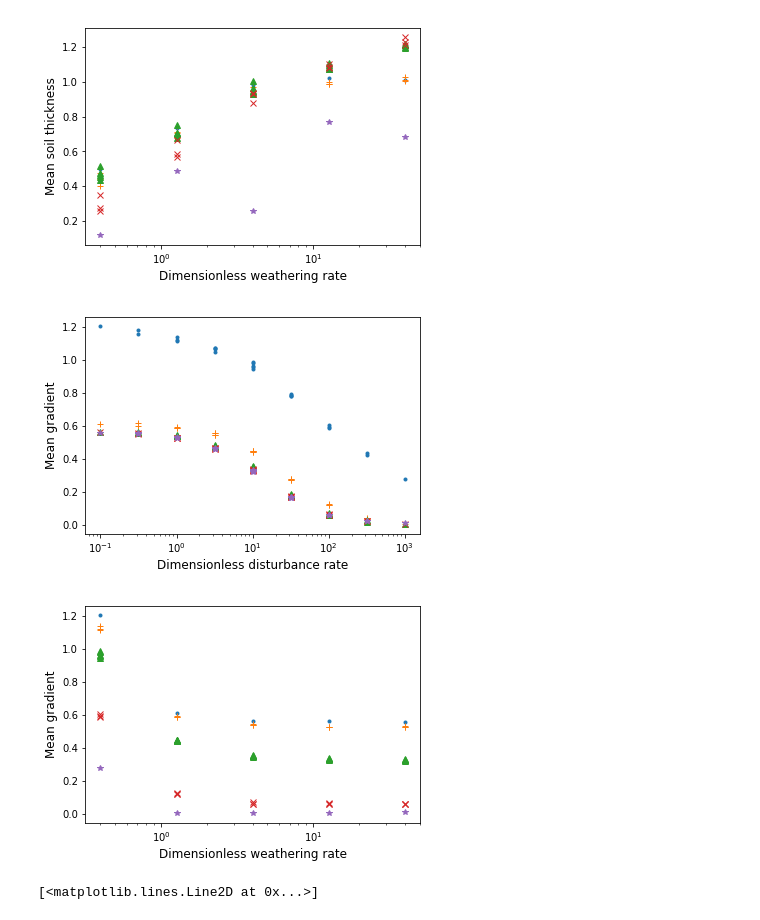
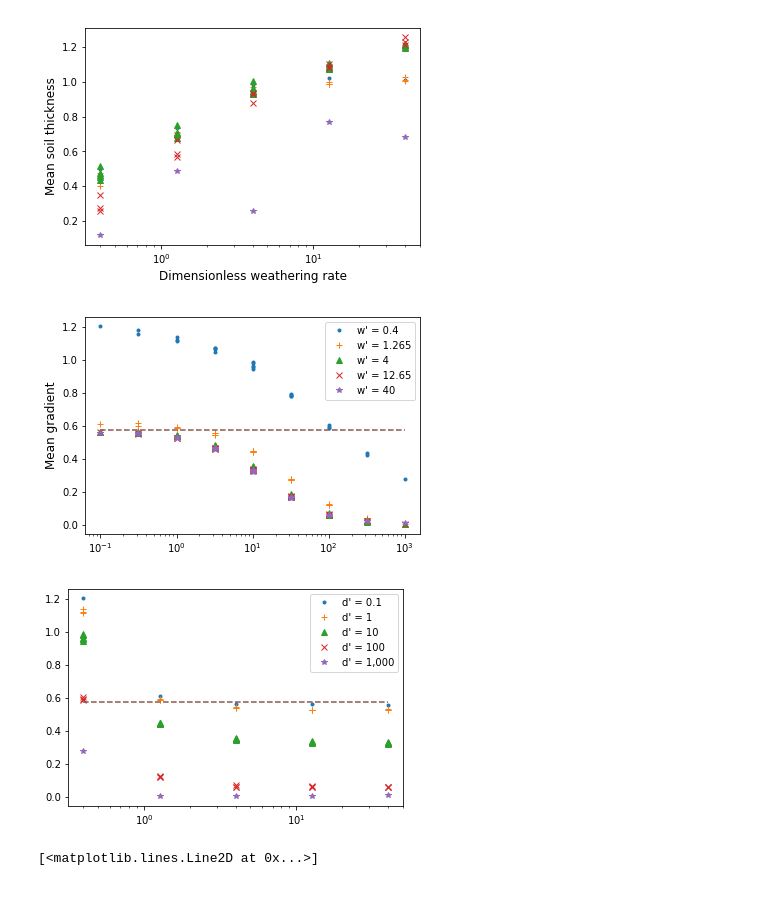
Before and after one commit to gregtucker/grain_hills, a Jupyter notebook: DataAnalysis/analysis_of_weathering_5x5x5_param_study.ipynb, the cells around one changed output. Saved outputs shown, nothing was run; the diff lists cells and outputs as text; code cells hidden in the pictures.

```diff
--- a/DataAnalysis/analysis_of_weathering_5x5x5_param_study.ipynb
+++ b/DataAnalysis/analysis_of_weathering_5x5x5_param_study.ipynb
@@ -145,17 +145,18 @@ plt.savefig('wx_soil_thick_vs_weath_rate.pdf')
 # %%
 # Plot 7: mean gradient as function of d', grouped by w'
 symnum = 0
 for wp in wpvals:
     pts = np.where(rounded_wp == wp)[0]
     plt.semilogx(dprime[pts], mean_slope[pts], psyms[symnum])
     symnum += 1
-plt.xlabel('Dimensionless disturbance rate', {'fontsize' : 12})
+plt.plot([0.1, 1000], [np.tan(30.0*np.pi/180.0), np.tan(30.0*np.pi/180.0)], '--')
+#plt.xlabel('Dimensionless disturbance rate', {'fontsize' : 12})
 plt.ylabel('Mean gradient', {'fontsize' : 12})
-#plt.legend(["w' = 0.4", "w' = 1.265", "w' = 4", "w' = 12.65", "w' = 40"])
+plt.legend(["w' = 0.4", "w' = 1.265", "w' = 4", "w' = 12.65", "w' = 40"])
 #plt.ylim([1, 100])
 plt.savefig('wx_gradient_vs_dist_rate.pdf')
 # %% [output]
-[figure, old version]
+[figure, new version]
 # %%
 # Plot 8: mean gradient as function of w', grouped by d'
 symnum = 0
@@ -163,13 +164,14 @@ for dp in dpvals:
     pts = np.where(rounded_dp == dp)[0]
     plt.semilogx(wprime[pts], mean_slope[pts], psyms[symnum])
     symnum += 1
-plt.xlabel('Dimensionless weathering rate', {'fontsize' : 12})
-plt.ylabel('Mean gradient', {'fontsize' : 12})
-#plt.legend(["w' = 0.4", "w' = 1.265", "w' = 4", "w' = 12.65", "w' = 40"])
+plt.plot([0.4, 40], [np.tan(30.0*np.pi/180.0), np.tan(30.0*np.pi/180.0)], '--')
+#plt.xlabel('Dimensionless weathering rate', {'fontsize' : 12})
+#plt.ylabel('Mean gradient', {'fontsize' : 12})
+plt.legend(["d' = 0.1", "d' = 1", "d' = 10", "d' = 100", "d' = 1,000"])
 #plt.ylim([1, 100])
 plt.savefig('wx_gradient_vs_weath_rate.pdf')
 # %% [output]
-[figure, old version]
+[figure, new version]
 # %%
 # Now, let's look at the relationship between observed and predicted weathering rate.
 # The predicted weathering rate, in this case, is the weathering rate parameter times (number of rock-air faces /
```
Also changed, not shown: parts of 1 cell of this notebook, 3 other files.
